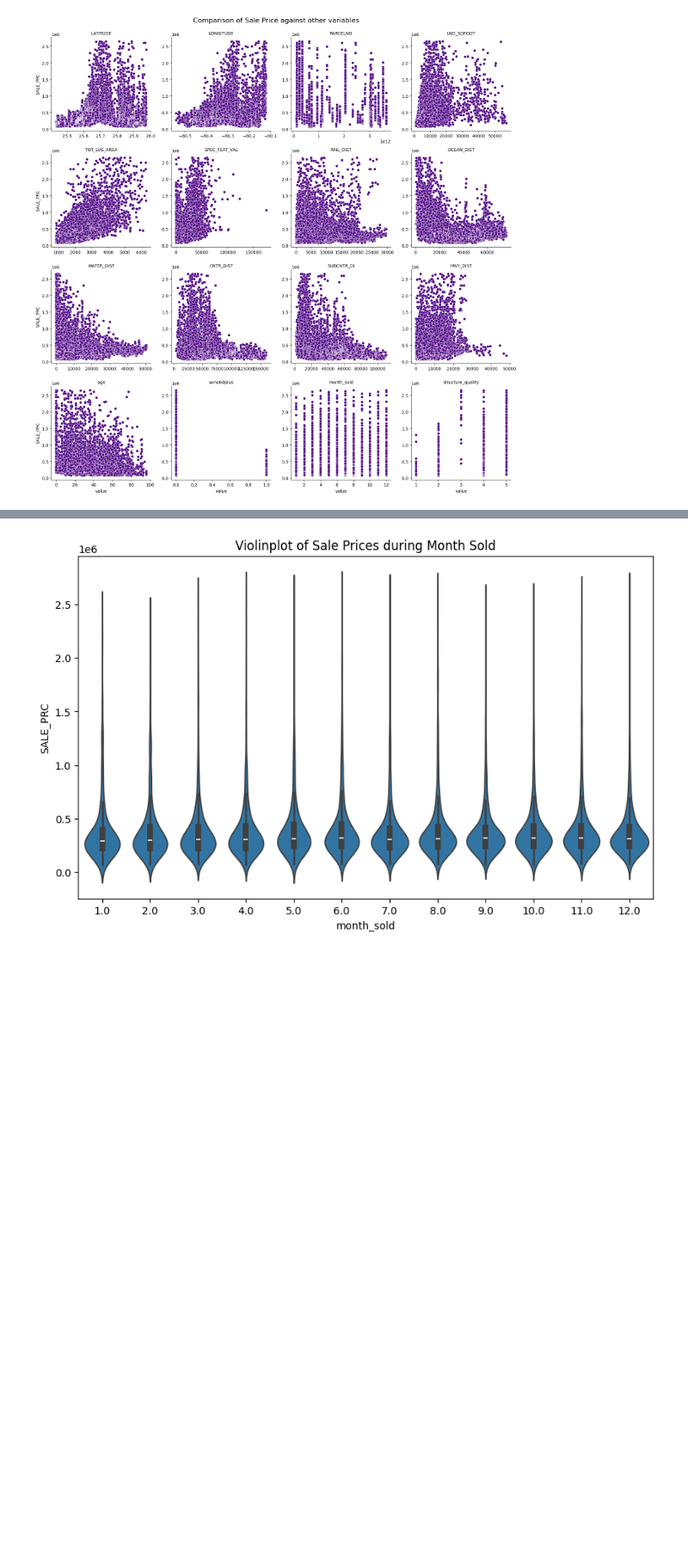
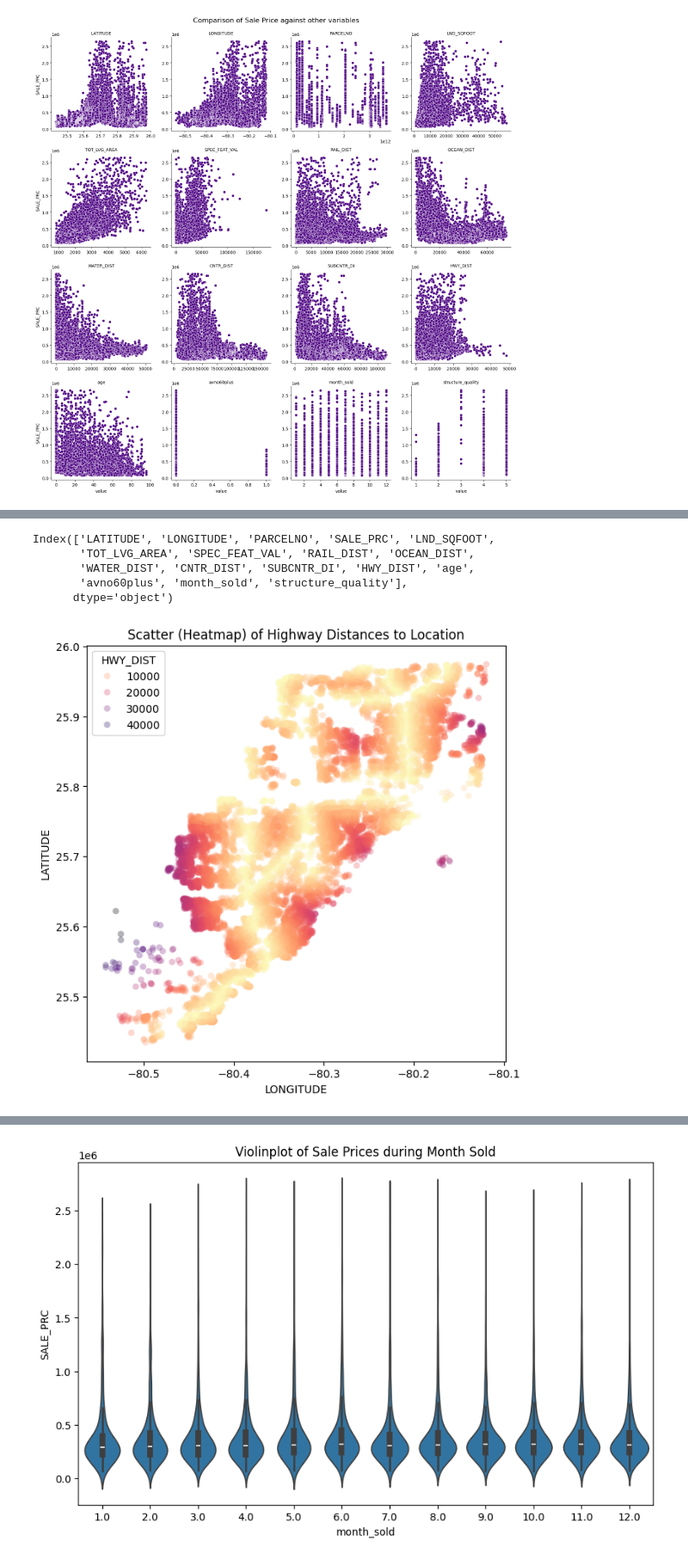
Before and after one commit to MarcusO17/6006CEM-ML, a Jupyter notebook: src/Task 1/main.ipynb, the cells around one changed output, grey strips where cells are left out. Shown at 86% size. Cells and saved outputs as stored; diff of their text form; code cells hidden in the pictures; blank space fills up the shorter version.

```diff
--- a/src/Task 1/main.ipynb
+++ b/src/Task 1/main.ipynb
@@ -166,0 +167,18 @@ plt.show()
+# %%
+df.columns
+# %% [output]
+Index(['LATITUDE', 'LONGITUDE', 'PARCELNO', 'SALE_PRC', 'LND_SQFOOT',
+       'TOT_LVG_AREA', 'SPEC_FEAT_VAL', 'RAIL_DIST', 'OCEAN_DIST',
+       'WATER_DIST', 'CNTR_DIST', 'SUBCNTR_DI', 'HWY_DIST', 'age',
+       'avno60plus', 'month_sold', 'structure_quality'],
+      dtype='object')
+# %%
+plt.figure(figsize=(7,7))
+sns.scatterplot(data=df, x='LONGITUDE', y='LATITUDE',
+                          hue='HWY_DIST',
+                          palette='magma_r',
+                          alpha=0.3,edgecolors='none')
+plt.title('Scatter (Heatmap) of Highway Distances to Location')
+plt.show()
+# %% [output]
+[figure, added]
```
Also changed, not shown: parts of 16 cells of this notebook.
